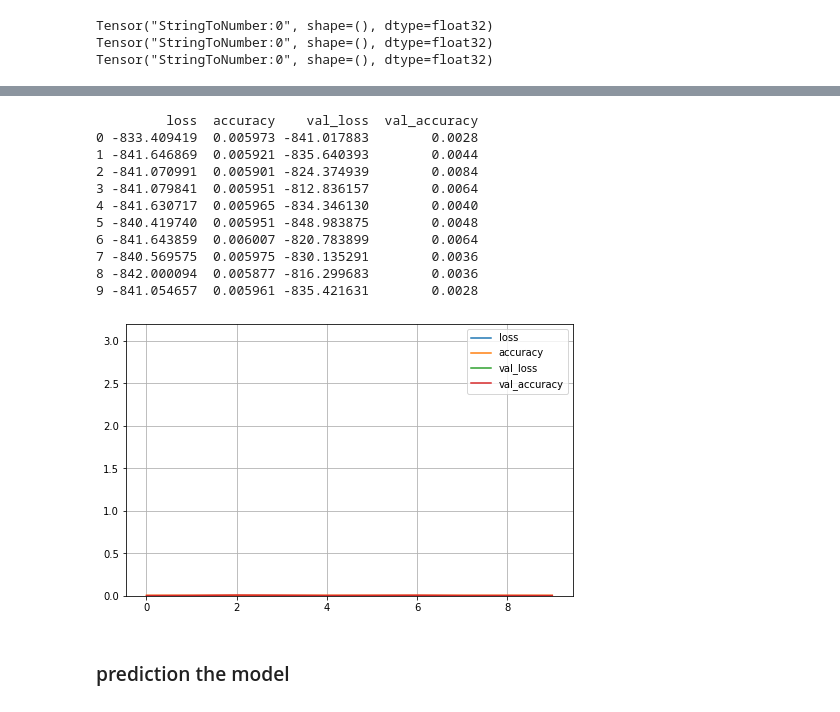
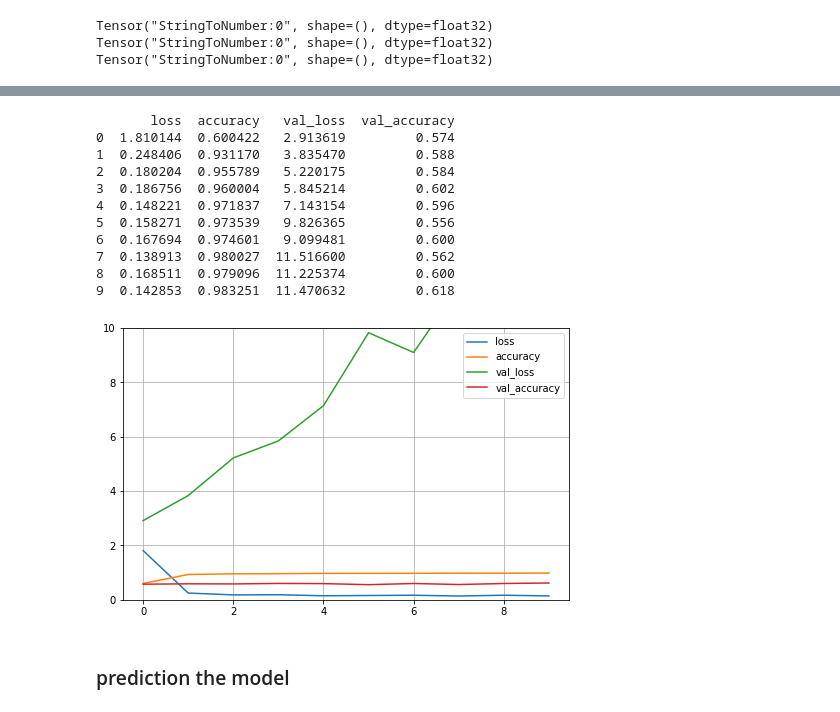
Before and after one commit to Quan3Xin/tf_estimator_demo, a Jupyter notebook: CNN_with_brigs.ipynb, the cells around one changed output, grey strips where cells are left out. Cells and saved outputs as stored; diff of their text form; code cells hidden in the pictures.

```diff
--- a/CNN_with_brigs.ipynb
+++ b/CNN_with_brigs.ipynb
@@ -150,17 +155,30 @@ Tensor("StringToNumber:0", shape=(), dtype=float32)
 
 model = models.Sequential([
 
-    Conv2D(16, 3, padding='same', activation='relu', input_shape=(150, 150 ,3)),
+    Conv2D(16, 3, padding='same', activation='elu', input_shape=(150, 150 ,3)),
     MaxPooling2D(),
-    Conv2D(32, 3, padding='same', activation='relu'),
-    Conv2D(32, 3, padding='same', activation='relu'),
-    Conv2D(32, 3, padding='same', activation='relu'),
+    Conv2D(32, 3, padding='same', activation='elu'),
+    Conv2D(32, 3, padding='same', activation='elu'),
+
+
 #     GaussianDropout(0.02),
     MaxPooling2D(),
-    Dropout(0.002),
+    Conv2D(64, 3, padding='same', activation='elu'),
+    Conv2D(64, 3, padding='same', activation='elu'),
+    #Dropout(0.1),
+    MaxPooling2D(),
+    Conv2D(128, 3, padding='same', activation='elu'),
+    Dropout(0.2),
+    MaxPooling2D(),
+
+
+    #Dropout(0.002),
     Flatten(),
-    Dense(512, activation='relu'),
-    Dense(1)
+    Flatten(),
+    Dense(512, activation='elu'),
+    # Dense(1, activation='elu'),
+
+    #Dense(1)
 ])
 # %%
 model.summary()
@@ -186,2 +204,7 @@ Trainable params: 22,454,305
 Non-trainable params: 0
 _________________________________________________________________
+# %%
+history = model.fit(traing_ds,epochs=10,
+                   steps_per_epoch=1000,
+                   validation_data=validation_ds,
+                   validation_steps=5)
@@ -207,7 +261,7 @@ def plot_curves(history):
     pd.DataFrame(history.history).plot(figsize=(8,5))
     print(pd.DataFrame(history.history))
     plt.grid(True)
-    plt.gca().set_ylim(0,3.2)
+    plt.gca().set_ylim(0,10)
     plt.show()
 plot_curves(history)
 
@@ -227,45 +281,45 @@ plot_curves(history)
 # plt.title('Training and Validation Accuracy')
 
 # plt.subplot(1, 2, 2)
 # plt.plot(epochs_range, loss, label='Training Loss')
 # plt.plot(epochs_range, val_loss, label='Validation Loss')
 # plt.legend(loc='upper right')
 # plt.title('Training and Validation Loss')
 # plt.show()
 # acc = new_model.history.history['accuracy']
 # val_acc = new_model.history.history['val_accuracy']
 
 # loss = new_model.history.history['loss']
 # val_loss = new_model.history.history['val_loss']
 
 # epochs_range = range(10)
 
 # plt.figure(figsize=(8, 8))
 # plt.subplot(1, 2, 1)
 # plt.plot(epochs_range, acc, label='Training Accuracy')
 # plt.plot(epochs_range, val_acc, label='Validation Accuracy')
 # plt.legend(loc='lower right')
 # plt.title('Training and Validation Accuracy')
 
 # plt.subplot(1, 2, 2)
 # plt.plot(epochs_range, loss, label='Training Loss')
 # plt.plot(epochs_range, val_loss, label='Validation Loss')
 # plt.legend(loc='upper right')
 # plt.title('Training and Validation Loss')
 # plt.show()
 # %% [output]
-         loss  accuracy    val_loss  val_accuracy
-0 -833.409419  0.005973 -841.017883        0.0028
-1 -841.646869  0.005921 -835.640393        0.0044
-2 -841.070991  0.005901 -824.374939        0.0084
-3 -841.079841  0.005951 -812.836157        0.0064
-4 -841.630717  0.005965 -834.346130        0.0040
-5 -840.419740  0.005951 -848.983875        0.0048
-6 -841.643859  0.006007 -820.783899        0.0064
-7 -840.569575  0.005975 -830.135291        0.0036
-8 -842.000094  0.005877 -816.299683        0.0036
-9 -841.054657  0.005961 -835.421631        0.0028
+       loss  accuracy   val_loss  val_accuracy
+0  1.810144  0.600422   2.913619         0.574
+1  0.248406  0.931170   3.835470         0.588
+2  0.180204  0.955789   5.220175         0.584
+3  0.186756  0.960004   5.845214         0.602
+4  0.148221  0.971837   7.143154         0.596
+5  0.158271  0.973539   9.826365         0.556
+6  0.167694  0.974601   9.099481         0.600
+7  0.138913  0.980027  11.516600         0.562
+8  0.168511  0.979096  11.225374         0.600
+9  0.142853  0.983251  11.470632         0.618
-[figure, old version]
+[figure, new version]
 # %% [markdown]
 ###  prediction the model
 # %%
```
Also changed, not shown: parts of 11 cells of this notebook.
